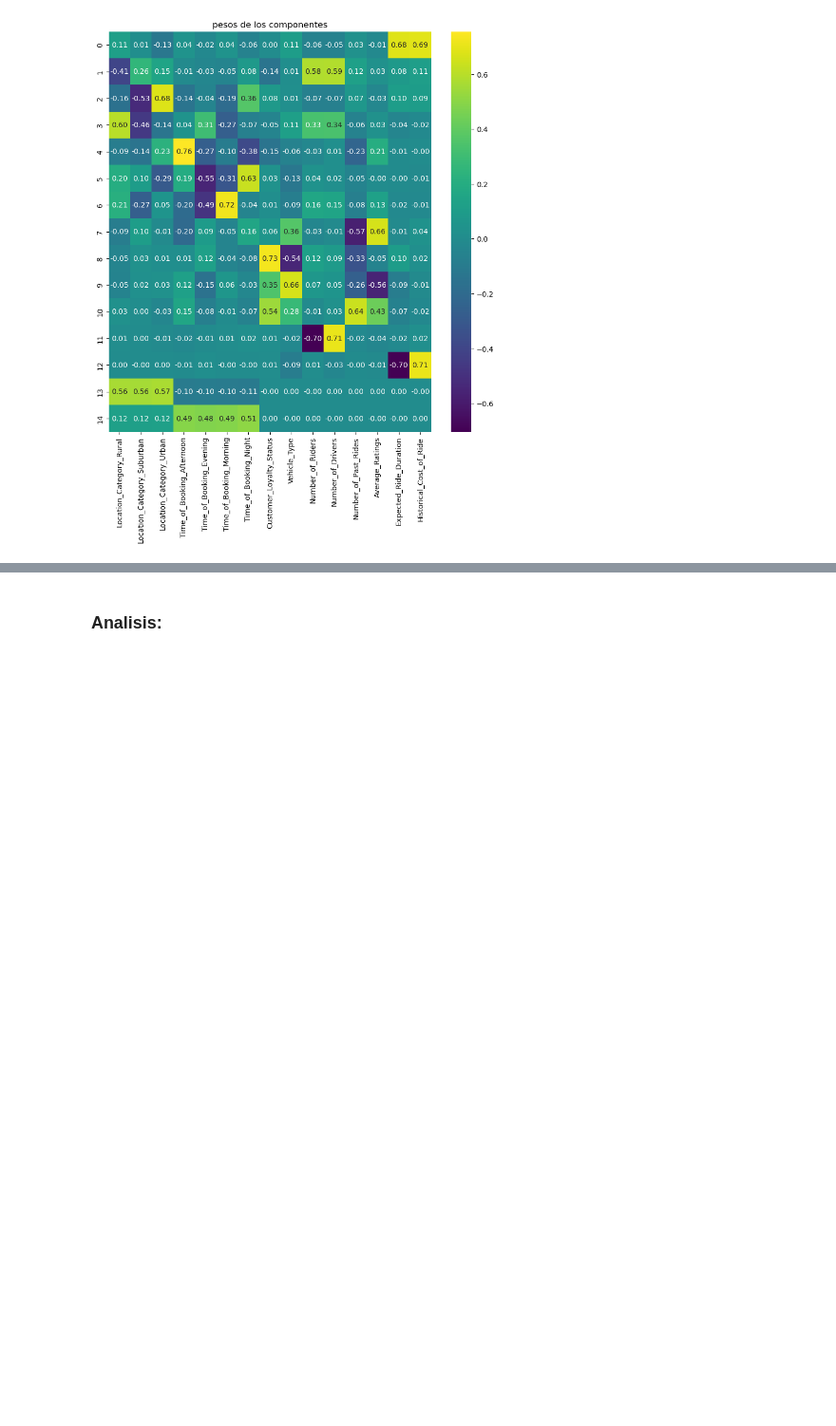
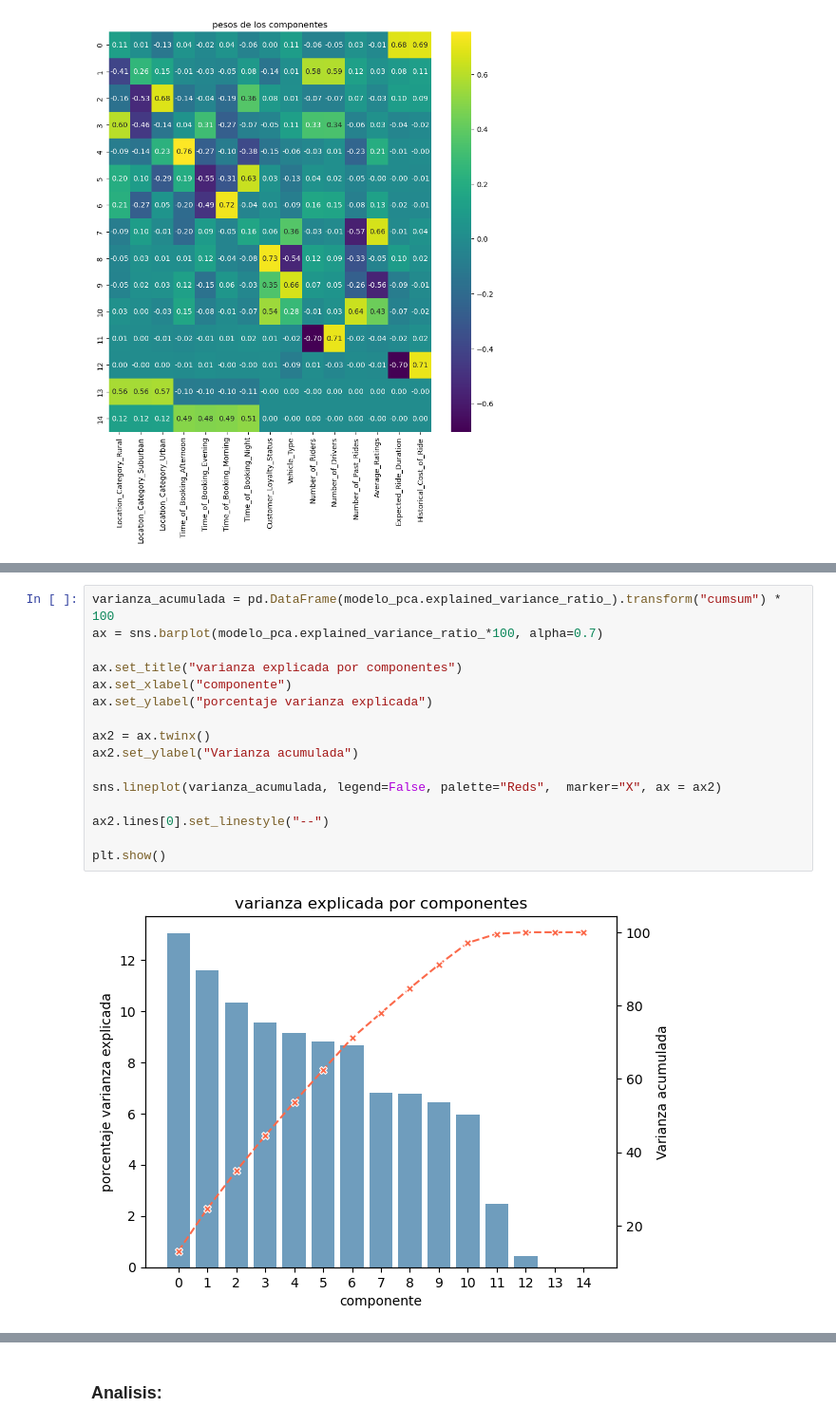
Before and after one commit to josejjgs1923/proyecto-analisis-calidad-aire-bogota, a Jupyter notebook: Tarea3_Juan_Jose_Garcia_G7.ipynb, the cells around one changed output, grey strips where cells are left out. Shown at 95% size. Saved outputs shown, nothing was run; the diff lists cells and outputs as text; blank space fills up the shorter version.

```diff
--- a/Tarea3_Juan_Jose_Garcia_G7.ipynb
+++ b/Tarea3_Juan_Jose_Garcia_G7.ipynb
@@ -438,0 +279,18 @@ sns.barplot(modelo_pca.explained_variance_ratio_)
+# %%
+varianza_acumulada = pd.DataFrame(modelo_pca.explained_variance_ratio_).transform("cumsum") * 100
+ax = sns.barplot(modelo_pca.explained_variance_ratio_*100, alpha=0.7)
+
+ax.set_title("varianza explicada por componentes")
+ax.set_xlabel("componente")
+ax.set_ylabel("porcentaje varianza explicada")
+
+ax2 = ax.twinx()
+ax2.set_ylabel("Varianza acumulada")
+
+sns.lineplot(varianza_acumulada, legend=False, palette="Reds",  marker="X", ax = ax2)
+
+ax2.lines[0].set_linestyle("--")
+
+plt.show()
+# %% [output]
+[figure, added]
```
Also changed, not shown: parts of 35 cells of this notebook.
